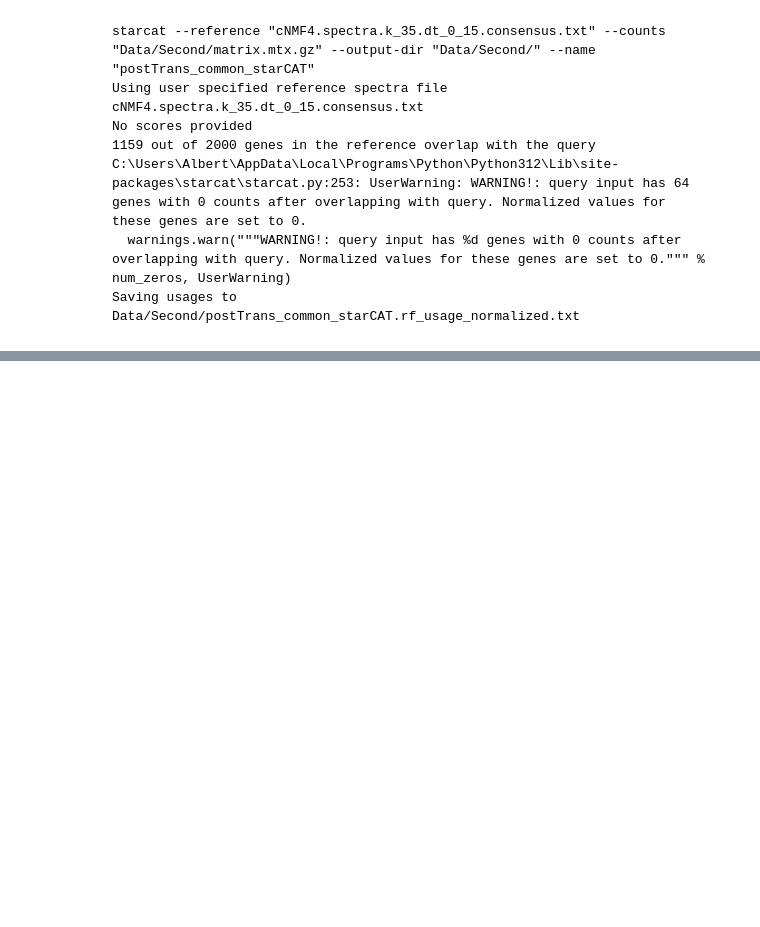
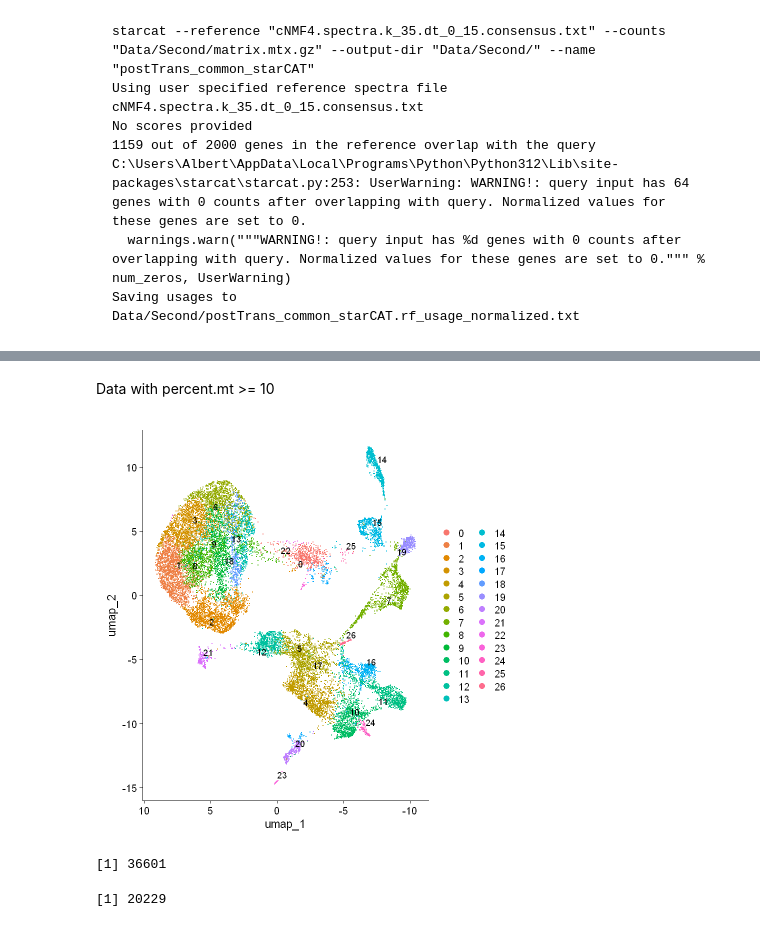
Before and after one commit to Tofulati/postTrans_cd34, a Jupyter notebook: starcat_analysis.ipynb, the cells around one changed output, grey strips where cells are left out. Saved outputs shown, nothing was run; the diff lists cells and outputs as text; code cells hidden in the pictures; blank space fills up the shorter version.

```diff
--- a/starcat_analysis.ipynb
+++ b/starcat_analysis.ipynb
@@ -429,0 +428,15 @@ Saving usages to Data/Second/postTrans_common_starCAT.rf_usage_normalized.txt
+# %% [markdown]
+Data with percent.mt >= 10
+# %%
+posttrans_rev_plot <- UMAPPlot(postTrans_rev) + scale_x_reverse()
+LabelClusters(plot = posttrans_rev_plot, id = "ident")
+# %% [output]
+[figure, added]
+# %%
+nrow(postTrans_rev)
+# %% [output]
+[1] 36601
+# %%
+ncol(postTrans_rev)
+# %% [output]
+[1] 20229
```
Also changed, not shown: parts of 15 cells of this notebook.
